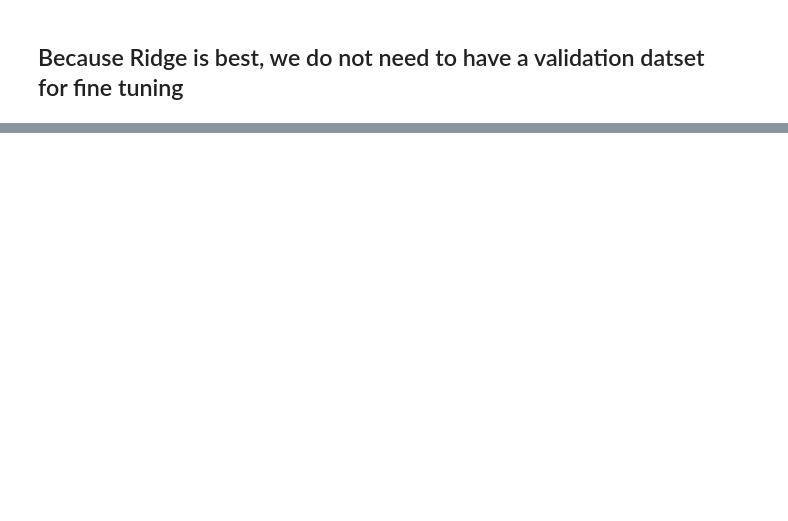
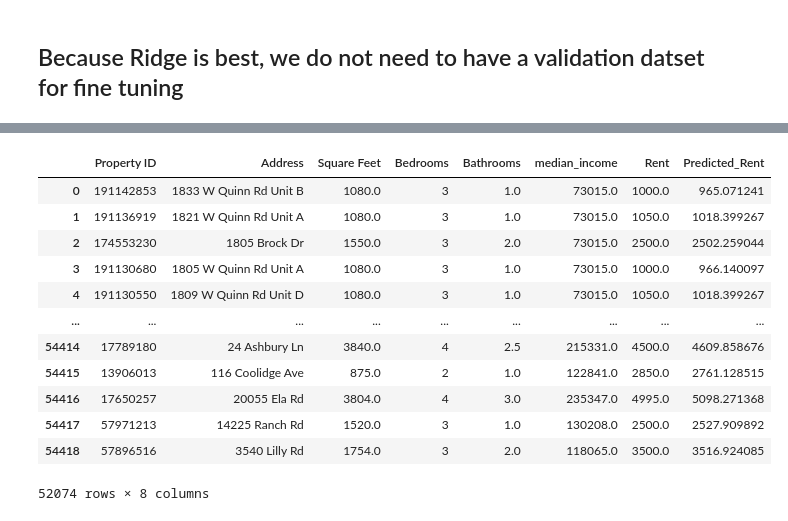
Before and after one commit to drago9773/stoebebirch, a Jupyter notebook: rent_prediction_exploration/06_rent_prediction_remove_demo.ipynb, the cells around one changed output, grey strips where cells are left out. Cells and saved outputs as stored; diff of their text form; code cells hidden in the pictures; blank space fills up the shorter version.

```diff
--- a/rent_prediction_exploration/06_rent_prediction_remove_demo.ipynb
+++ b/rent_prediction_exploration/06_rent_prediction_remove_demo.ipynb
@@ -531,3 +530,19 @@ Final Model R^2 Score: 0.9807
 5 rows × 21 columns
 # %%
 clean_df[basic_metadata + basic_features + ["median_income", "Rent", "Predicted_Rent"]].to_csv(r"C:\Users\mattl\OneDrive\Documents\reibrowser\Database\Redfin Data\rentals_with_predictions.csv")
+# %%
+display(clean_df[basic_metadata + basic_features + ["median_income", "Rent", "Predicted_Rent"]])
+# %% [output]
+|  | Property ID | Address | Square Feet | Bedrooms | Bathrooms | median_income | Rent | Predicted_Rent |
+| 0 | 191142853 | 1833 W Quinn Rd Unit B | 1080.0 | 3 | 1.0 | 73015.0 | 1000.0 | 965.071241 |
+| 1 | 191136919 | 1821 W Quinn Rd Unit A | 1080.0 | 3 | 1.0 | 73015.0 | 1050.0 | 1018.399267 |
+| 2 | 174553230 | 1805 Brock Dr | 1550.0 | 3 | 2.0 | 73015.0 | 2500.0 | 2502.259044 |
+| 3 | 191130680 | 1805 W Quinn Rd Unit A | 1080.0 | 3 | 1.0 | 73015.0 | 1000.0 | 966.140097 |
+| 4 | 191130550 | 1809 W Quinn Rd Unit D | 1080.0 | 3 | 1.0 | 73015.0 | 1050.0 | 1018.399267 |
+| ... | ... | ... | ... | ... | ... | ... | ... | ... |
+| 54414 | 17789180 | 24 Ashbury Ln | 3840.0 | 4 | 2.5 | 215331.0 | 4500.0 | 4609.858676 |
+| 54415 | 13906013 | 116 Coolidge Ave | 875.0 | 2 | 1.0 | 122841.0 | 2850.0 | 2761.128515 |
+| 54416 | 17650257 | 20055 Ela Rd | 3804.0 | 4 | 3.0 | 235347.0 | 4995.0 | 5098.271368 |
+| 54417 | 57971213 | 14225 Ranch Rd | 1520.0 | 3 | 1.0 | 130208.0 | 2500.0 | 2527.909892 |
+| 54418 | 57896516 | 3540 Lilly Rd | 1754.0 | 3 | 2.0 | 118065.0 | 3500.0 | 3516.924085 |
+52074 rows × 8 columns
```
Also changed, not shown: parts of 10 cells of this notebook, 1 other file.
